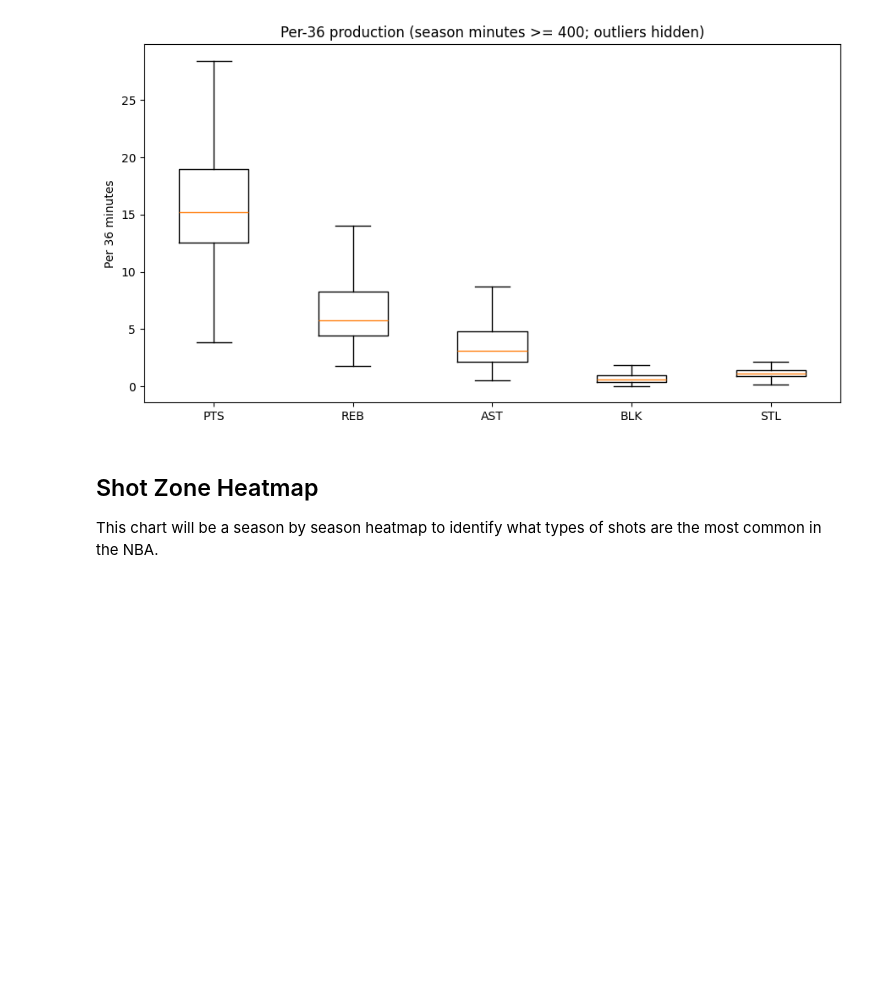
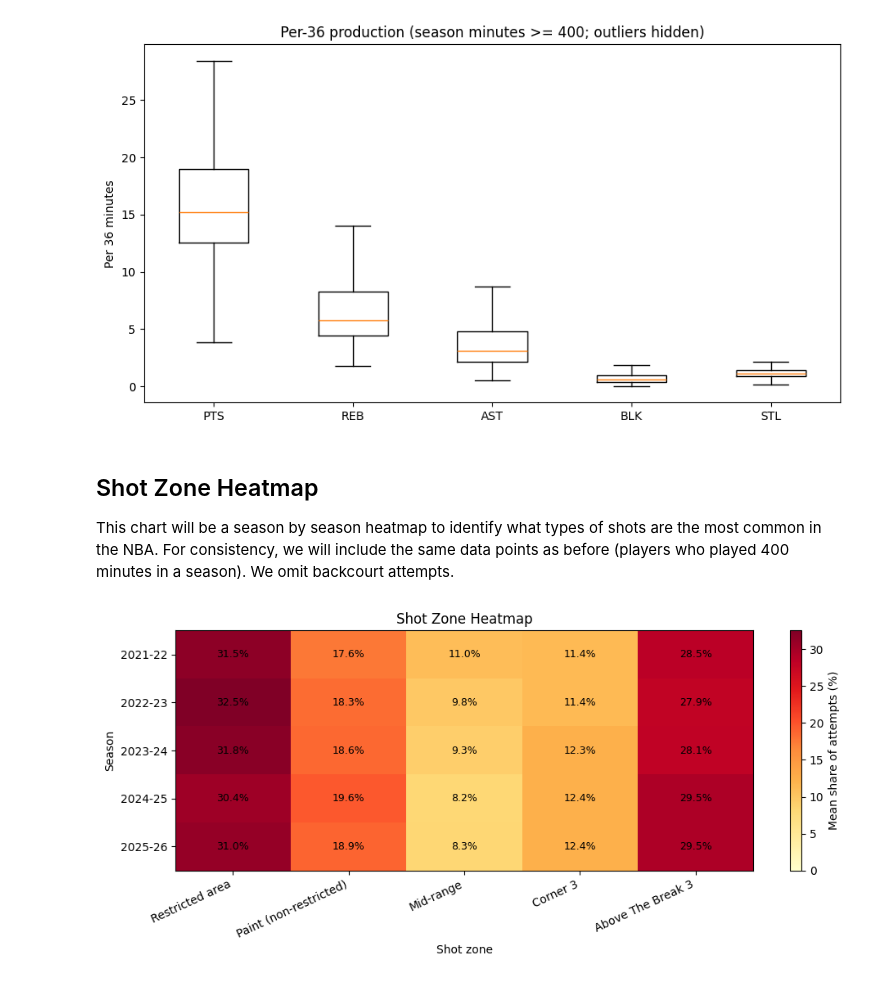
Before and after one commit to SirDarklan/NBA-Archetypes-Roster-Builder, a Jupyter notebook: eda.ipynb, the cells around one changed output. Saved outputs shown, nothing was run; the diff lists cells and outputs as text; code cells hidden in the pictures; blank space fills up the shorter version.

```diff
--- a/eda.ipynb
+++ b/eda.ipynb
@@ -407,15 +407,14 @@ plt.show()
 [figure]
 # %% [markdown]
 ## Shot Zone Heatmap
-This chart will be a season by season heatmap to identify what types of shots are the most common in the NBA.
+This chart will be a season by season heatmap to identify what types of shots are the most common in the NBA. For consistency, we will include the same data points as before (players who played 400 minutes in a season). We omit backcourt attempts.
 # %%
-min = 400
 shot_zones = [
     ('Restricted Area_FGA', 'Restricted area'),
     ('In The Paint (Non-RA)_FGA', 'Paint (non-restricted)'),
     ('Mid-Range_FGA', 'Mid-range'),
     ('corner_3', 'Corner 3'),
-    ('Above the Break 3_FGA', 'Above-the-break 3'),
+    ('Above the Break 3_FGA', 'Above The Break 3'),
 ]
 
 totals_by_key = {
@@ -426,7 +425,7 @@ season_shares = {}
 for row in tables['shot_zones']['rows']:
     key = (row['PLAYER_ID'].strip(), row['SEASON'].strip())
     total_row = totals_by_key.get(key)
-    if total_row is None or float(total_row['MIN'] or 0) < MIN_SHOT_MINUTES:
+    if total_row is None or float(total_row['MIN'] or 0) < min_minutes:
         continue
     attempts = {
         'Restricted Area_FGA': float(row.get('Restricted Area_FGA') or 0),
@@ -435,32 +434,34 @@ for row in tables['shot_zones']['rows']:
         'corner_3': float(row.get('Left Corner 3_FGA') or 0) + float(row.get('Right Corner 3_FGA') or 0),
         'Above the Break 3_FGA': float(row.get('Above the Break 3_FGA') or 0),
     }
     zone_attempts = sum(attempts.values())
     if zone_attempts == 0:
         continue
     season = row['SEASON'].strip()
     season_shares.setdefault(season, []).append(
         [attempts[column] / zone_attempts for column, _ in shot_zones]
     )
 
 seasons = sorted(season_shares)
 mean_shares = [
     [sum(values[i] for values in season_shares[season]) / len(season_shares[season]) * 100
      for i in range(len(shot_zones))]
     for season in seasons
 ]
 
+# plot
 fig, ax = plt.subplots(figsize=(10, 4.5))
 heatmap = ax.imshow(mean_shares, cmap='YlOrRd', aspect='auto', vmin=0)
 ax.set_xticks(range(len(shot_zones)), labels=[label for _, label in shot_zones], rotation=25, ha='right')
 ax.set_yticks(range(len(seasons)), labels=seasons)
 ax.set_xlabel('Shot zone')
 ax.set_ylabel('Season')
-ax.set_title(f'Average player-season shot mix (MIN >= {MIN_SHOT_MINUTES:,})')
+ax.set_title(f'Shot Zone Heatmap')
 for i, row in enumerate(mean_shares):
     for j, value in enumerate(row):
         ax.text(j, i, f'{value:.1f}%', ha='center', va='center', color='black', fontsize=9)
 fig.colorbar(heatmap, ax=ax, label='Mean share of attempts (%)')
 fig.tight_layout()
 plt.show()
-print('Each player-season is equally weighted; backcourt attempts are omitted.')
+# %% [output]
+[figure, added]
```
Also changed, not shown: parts of 2 cells of this notebook.
